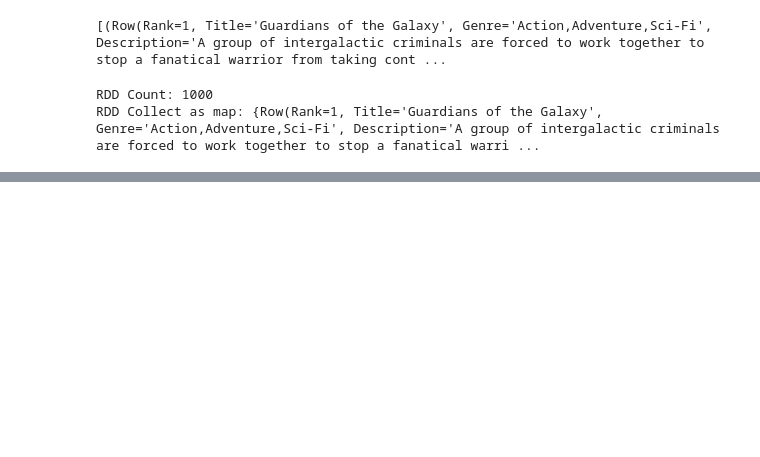
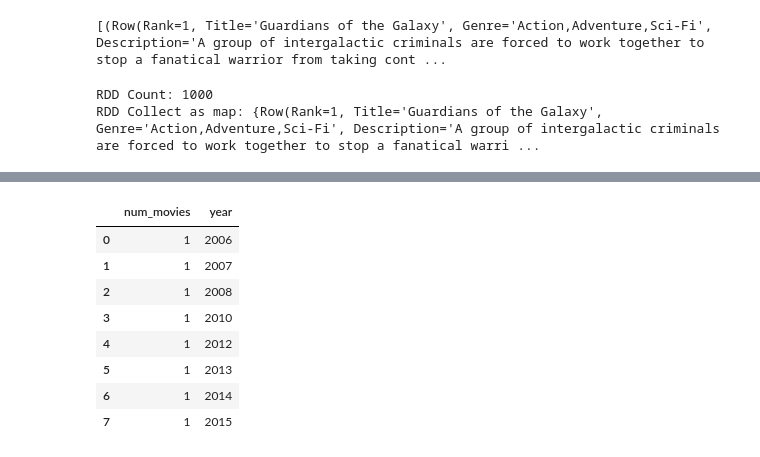
Before and after one commit to zakarlyya/examples, a Jupyter notebook: example-spark/imdb-example.ipynb, the cells around one changed output, grey strips where cells are left out. Saved outputs shown, nothing was run; the diff lists cells and outputs as text; code cells hidden in the pictures; blank space fills up the shorter version.

```diff
--- a/example-spark/imdb-example.ipynb
+++ b/example-spark/imdb-example.ipynb
@@ -199,0 +225,12 @@ RDD Collect as map: {Row(Rank=1, Title='Guardians of the Galaxy', Genre='Action,
+# %%
+spark.sql("select count(*) as num_movies, year from imdb where director ='Ridley Scott' group by year order by year asc").toPandas()
+# %% [output]
+|  | num_movies | year |
+| 0 | 1 | 2006 |
+| 1 | 1 | 2007 |
+| 2 | 1 | 2008 |
+| 3 | 1 | 2010 |
+| 4 | 1 | 2012 |
+| 5 | 1 | 2013 |
+| 6 | 1 | 2014 |
+| 7 | 1 | 2015 |
```
Also changed, not shown: parts of 7 cells of this notebook.
